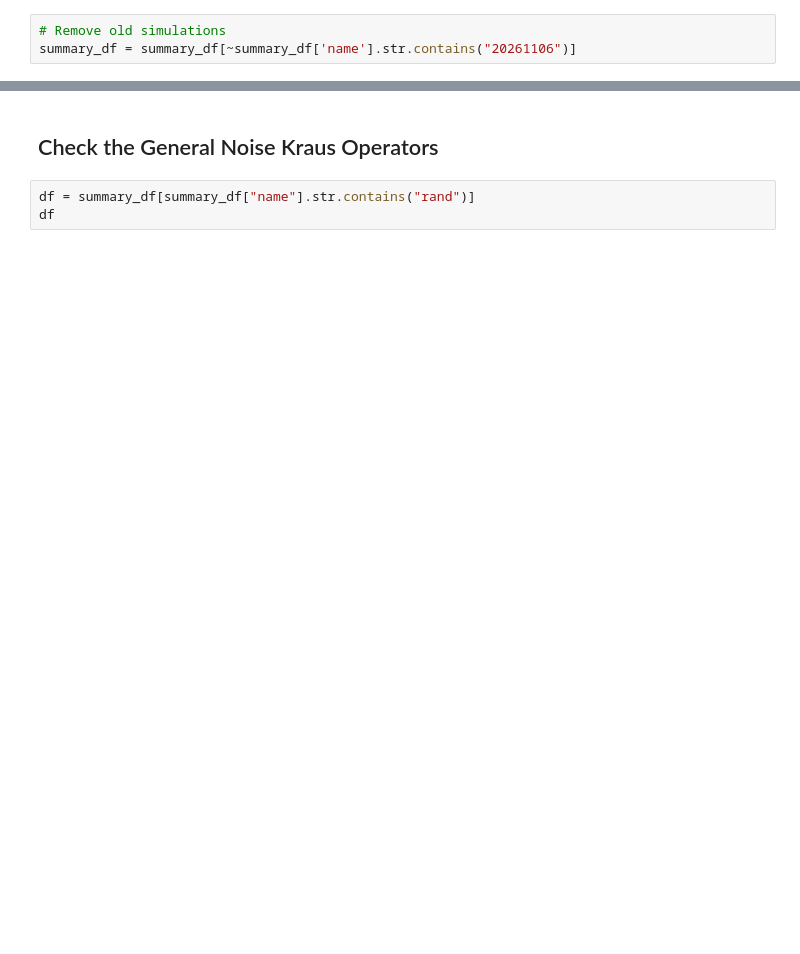
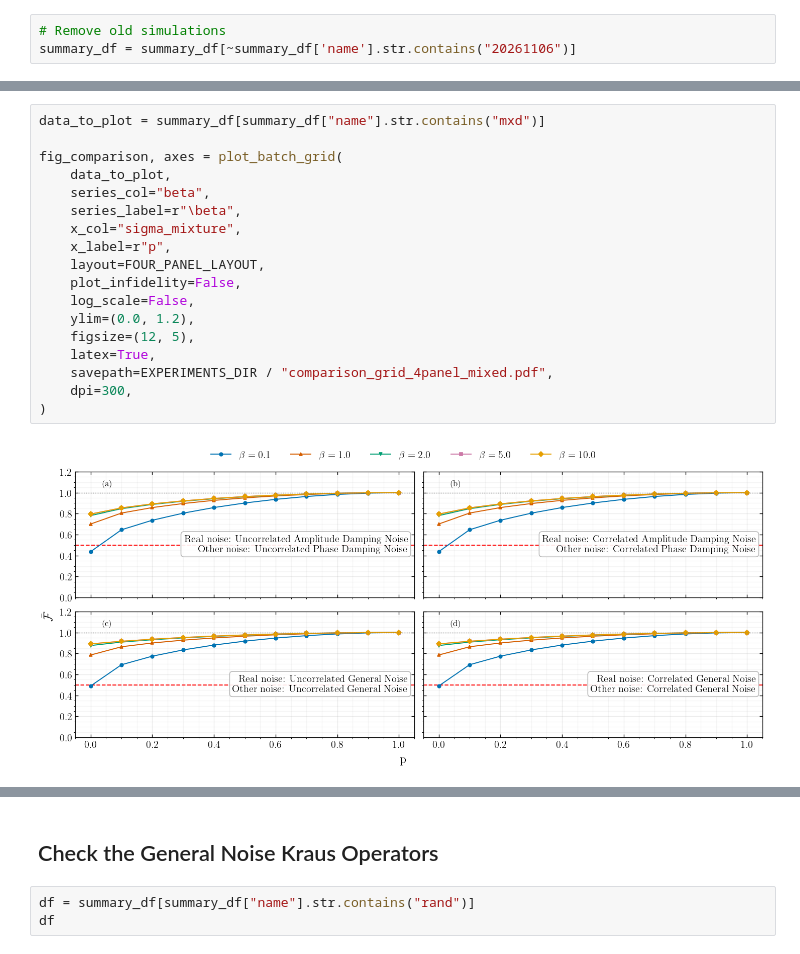
Before and after one commit to fedesss98/shooting-decoherences, a Jupyter notebook: notebooks/10-fede-analyse-results.ipynb, the cells around one changed output, grey strips where cells are left out. Cells and saved outputs as stored; diff of their text form; blank space fills up the shorter version.

```diff
--- a/notebooks/10-fede-analyse-results.ipynb
+++ b/notebooks/10-fede-analyse-results.ipynb
@@ -814,0 +741,20 @@ fig_comparison, axes = plot_batch_grid(
+# %%
+data_to_plot = summary_df[summary_df["name"].str.contains("mxd")]
+
+fig_comparison, axes = plot_batch_grid(
+    data_to_plot,
+    series_col="beta",
+    series_label=r"\beta",
+    x_col="sigma_mixture",
+    x_label=r"p",
+    layout=FOUR_PANEL_LAYOUT,
+    plot_infidelity=False,
+    log_scale=False,
+    ylim=(0.0, 1.2),
+    figsize=(12, 5),
+    latex=True,
+    savepath=EXPERIMENTS_DIR / "comparison_grid_4panel_mixed.pdf",
+    dpi=300,
+)
+# %% [output]
+[figure, added]
```
Also changed, not shown: parts of 14 cells of this notebook, 3 other files.
